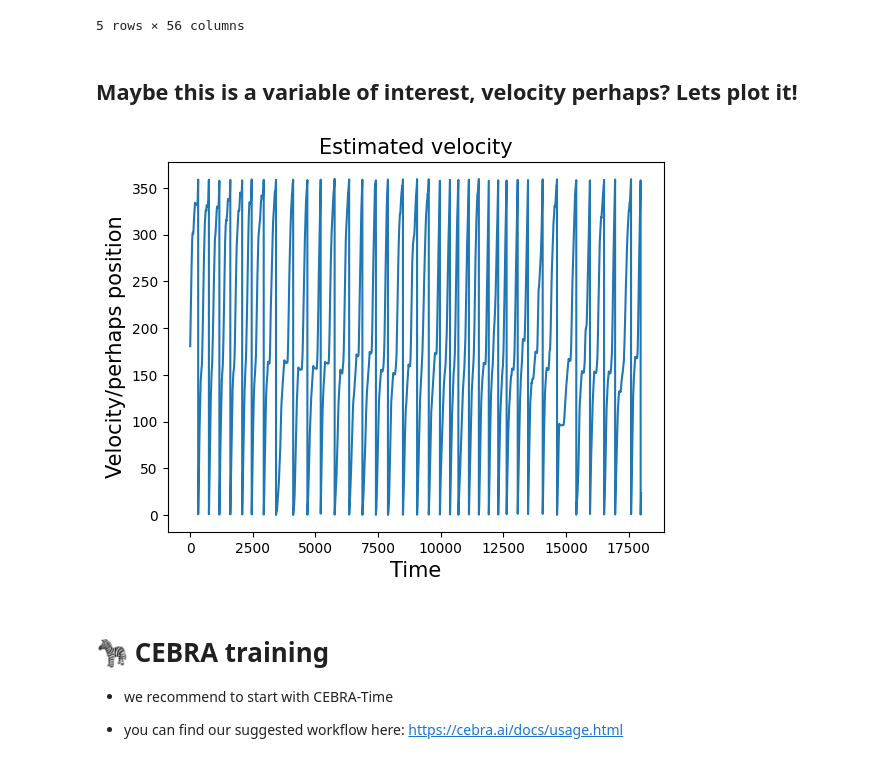
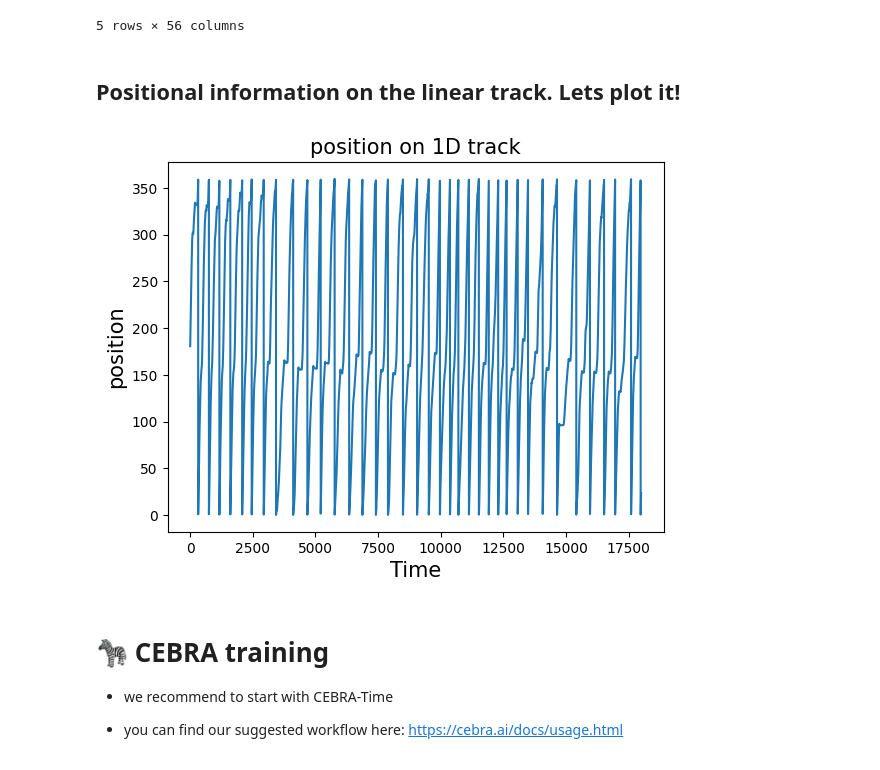
Before and after one commit to obarnstedt/LINdoscope2023, a Jupyter notebook: notebooks/CEBRA_LINdoscope2023_2Pdemo.ipynb, the cells around one changed output. Cells and saved outputs as stored; diff of their text form; code cells hidden in the pictures.

```diff
--- a/notebooks/CEBRA_LINdoscope2023_2Pdemo.ipynb
+++ b/notebooks/CEBRA_LINdoscope2023_2Pdemo.ipynb
@@ -86,7 +88,7 @@ dataframe = pd.DataFrame(data, columns=columns)
 # %%
 neural_data = dataframe.loc[:, neural_columns]
 dlc_data = dataframe.loc[:, dlc_columns_selected]
-velocity = dataframe.iloc[:, -35]
+position = dataframe.iloc[:, -35]
 # %% [markdown]
 ### Let's quickly look at the data:
 # %%
@@ -109,18 +111,18 @@ dlc_data.head()
 | 3 | 12.03262 | 305.098611 | 364.109762 | 5.426331 | 263.257436 | 503.574383 | 669.984945 | 594.140209 | 508.195735 | ... |
 | 4 | 14.536986 | 304.810596 | 366.236229 | 5.31799 | 258.423063 | 503.6201 | 560.911989 | 563.761676 | 507.590761 | ... |
 5 rows × 56 columns
-# %% [markdown]
-## Maybe this is a variable of interest, velocity perhaps? Lets plot it!
+# %% [markdown]
+## Positional information on the linear track. Lets plot it!
 # %%
 fontsize=15
 # plt.figure(figsize=(15, 10))
-plt.plot(velocity)
-plt.title('Estimated velocity', fontsize=fontsize)
+plt.plot(position)
+plt.title('position on 1D track', fontsize=fontsize)
 plt.xlabel('Time', fontsize=fontsize)
-plt.ylabel('Velocity/perhaps position', fontsize=fontsize)
+plt.ylabel('position', fontsize=fontsize)
 plt.show()
 # %% [output]
-[figure, old version]
+[figure, new version]
 # %% [markdown]
 # 🦓 CEBRA training
 
```
Also changed, not shown: parts of 12 cells of this notebook.
